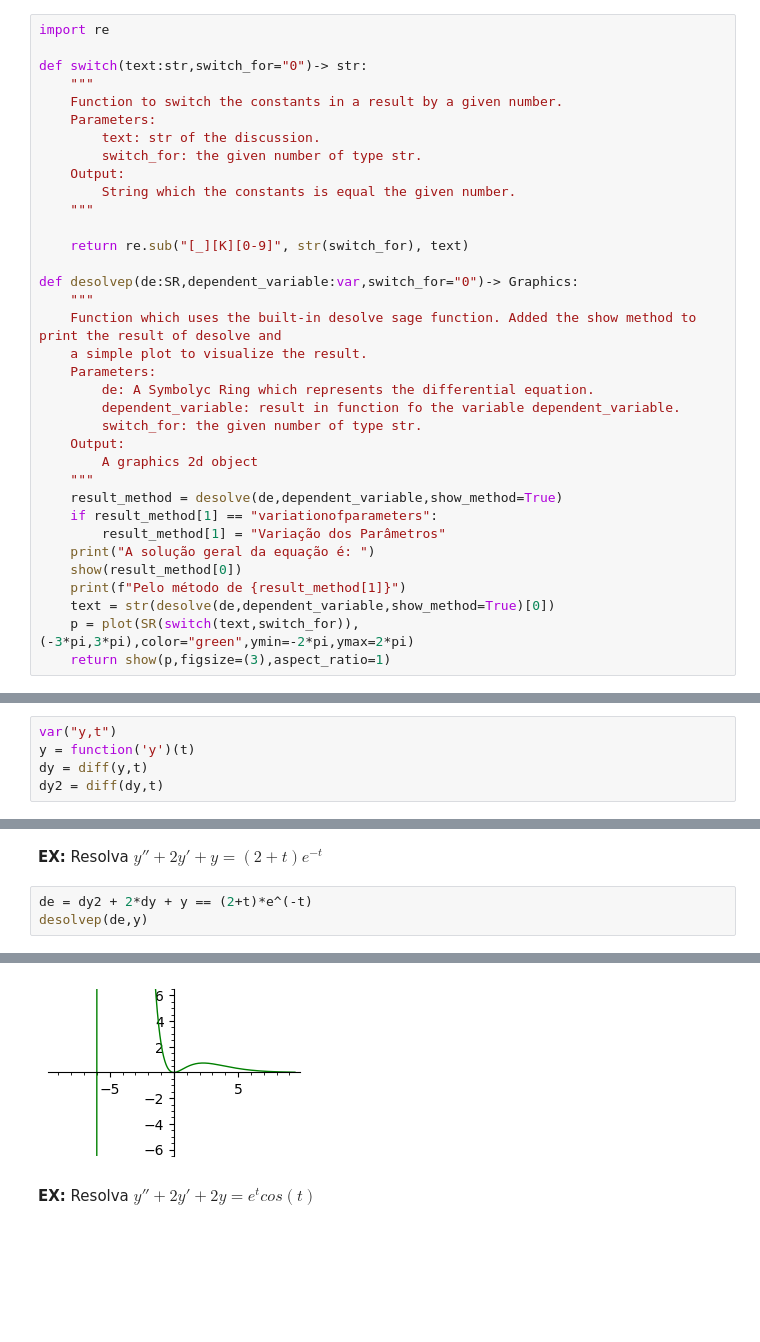
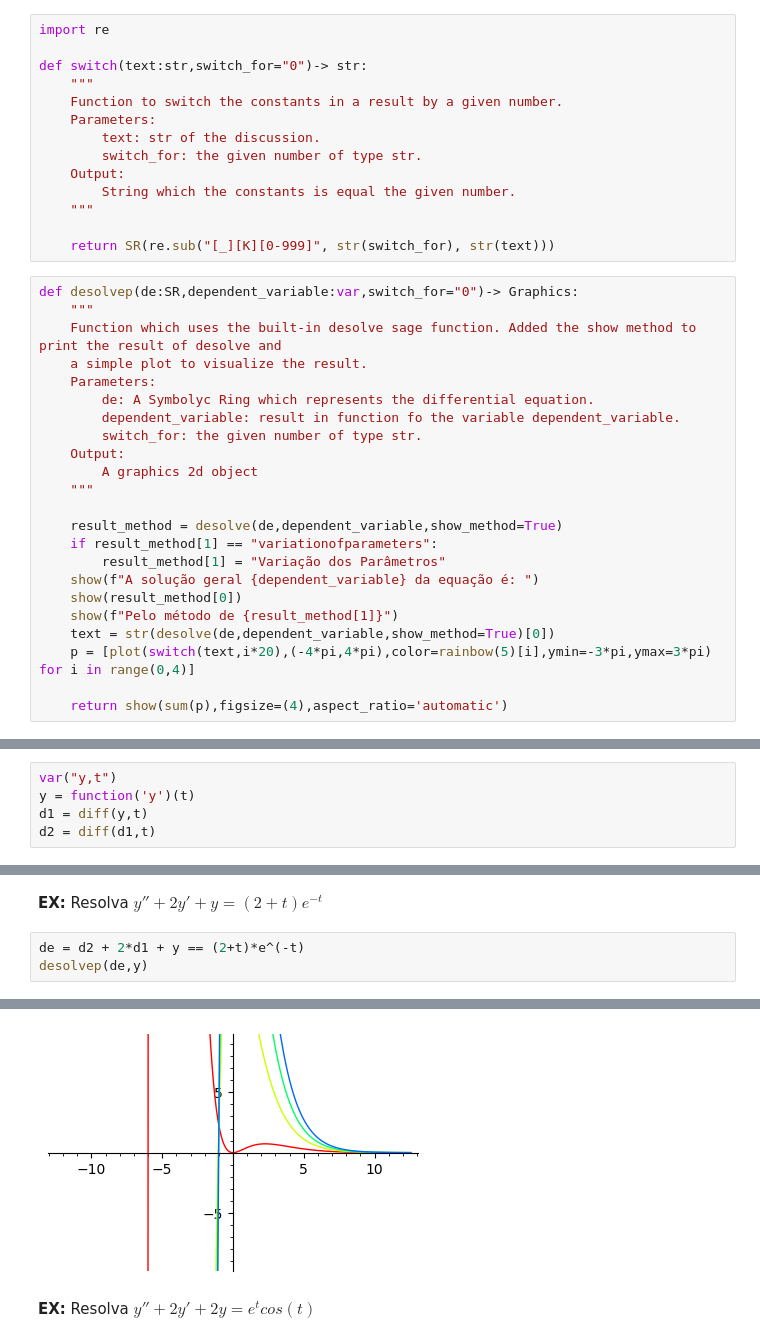
Before and after one commit to Gabriel5Romao/topicos_matematicos, a Jupyter notebook: equacoes_diferenciais_sage.ipynb, the cells around one changed output, grey strips where cells are left out. Saved outputs shown, nothing was run; the diff lists cells and outputs as text; blank space fills up the shorter version.

```diff
--- a/equacoes_diferenciais_sage.ipynb
+++ b/equacoes_diferenciais_sage.ipynb
@@ -19,18 +29,18 @@ Com o objetivo de fazer também o gráfico. Foi criada função `desolvep` que
+# %%
+import re
+
+def switch(text:str,switch_for="0")-> str:
+    """
+    Function to switch the constants in a result by a given number.
+    Parameters:
+        text: str of the discussion.
+        switch_for: the given number of type str.
+    Output:
+        String which the constants is equal the given number.
+    """
+
+    return SR(re.sub("[_][K][0-999]", str(switch_for), str(text)))
 # %%
-import re
-
-def switch(text:str,switch_for="0")-> str:
-    """
-    Function to switch the constants in a result by a given number.
-    Parameters:
-        text: str of the discussion.
-        switch_for: the given number of type str.
-    Output:
-        String which the constants is equal the given number.
-    """
-
-    return re.sub("[_][K][0-9]", str(switch_for), text)
-
 def desolvep(de:SR,dependent_variable:var,switch_for="0")-> Graphics:
     """
     Function which uses the built-in desolve sage function. Added the show method to print the result of desolve and
@@ -42,12 +52,14 @@ def desolvep(de:SR,dependent_variable:var,switch_for="0")-> Graphics:
     Output:
         A graphics 2d object
     """
+
     result_method = desolve(de,dependent_variable,show_method=True)
     if result_method[1] == "variationofparameters":
         result_method[1] = "Variação dos Parâmetros"
-    print("A solução geral da equação é: ")
+    show(f"A solução geral {dependent_variable} da equação é: ")
     show(result_method[0])
-    print(f"Pelo método de {result_method[1]}")
+    show(f"Pelo método de {result_method[1]}")
     text = str(desolve(de,dependent_variable,show_method=True)[0])
-    p = plot(SR(switch(text,switch_for)),(-3*pi,3*pi),color="green",ymin=-2*pi,ymax=2*pi)
-    return show(p,figsize=(3),aspect_ratio=1)
+    p = [plot(switch(text,i*20),(-4*pi,4*pi),color=rainbow(5)[i],ymin=-3*pi,ymax=3*pi) for i in range(0,4)]
+
+    return show(sum(p),figsize=(4),aspect_ratio='automatic')
@@ -56,6 +83,6 @@ def desolvep(de:SR,dependent_variable:var,switch_for="0")-> Graphics:
 # %%
 var("y,t")
 y = function('y')(t)
-dy = diff(y,t)
-dy2 = diff(dy,t)
+d1 = diff(y,t)
+d2 = diff(d1,t)
 # %%
@@ -73,6 +100,6 @@ Pelo método de Variação dos Parâmetros
 # %% [markdown]
 **EX:** Resolva $y'' + 2y' + y = (2+t)e^{-t}$
 # %%
-de = dy2 + 2*dy + y == (2+t)*e^(-t)
+de = d2 + 2*d1 + y == (2+t)*e^(-t)
 desolvep(de,y)
 # %% [output]
@@ -82,4 +109,4 @@ Pelo método de Variação dos Parâmetros
-[figure, old version]
+[figure, new version]
 # %% [markdown]
 **EX:** Resolva $y'' +2y'+2y = e^t cos(t)$
 # %%
```
Also changed, not shown: parts of 8 cells of this notebook.
